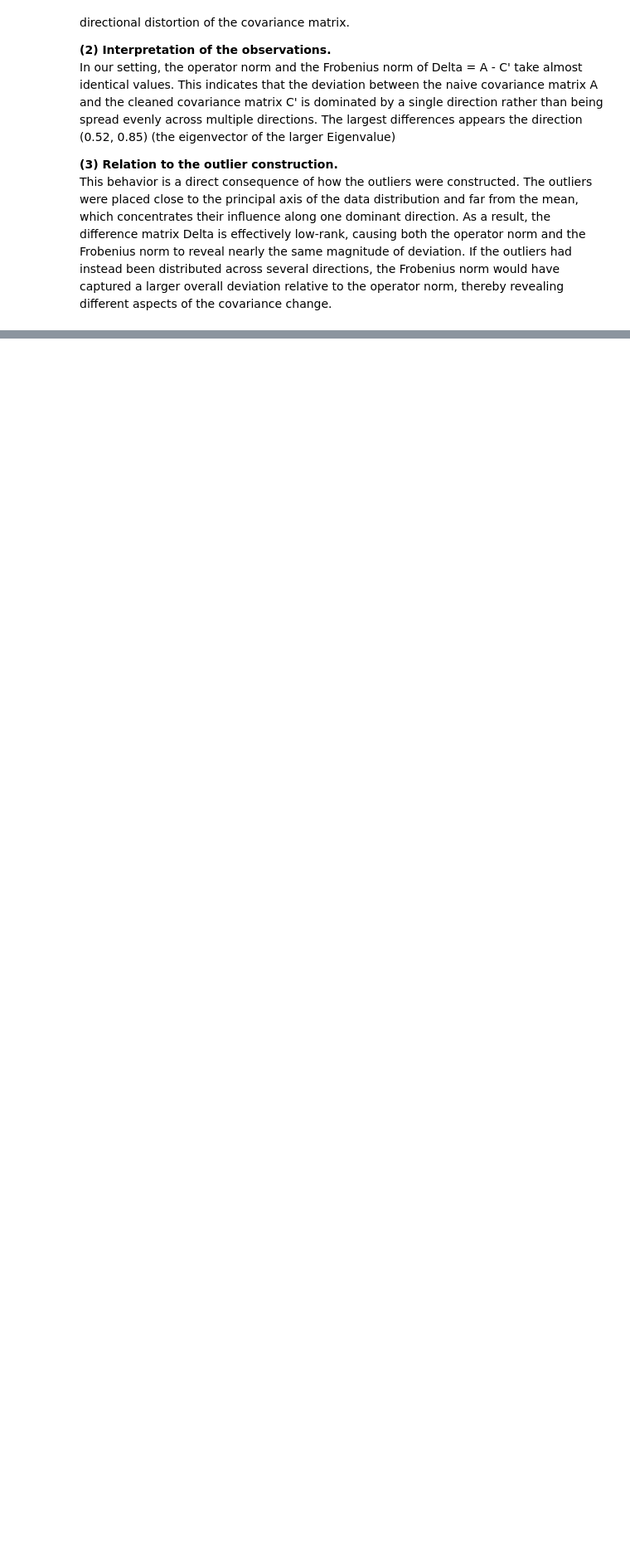
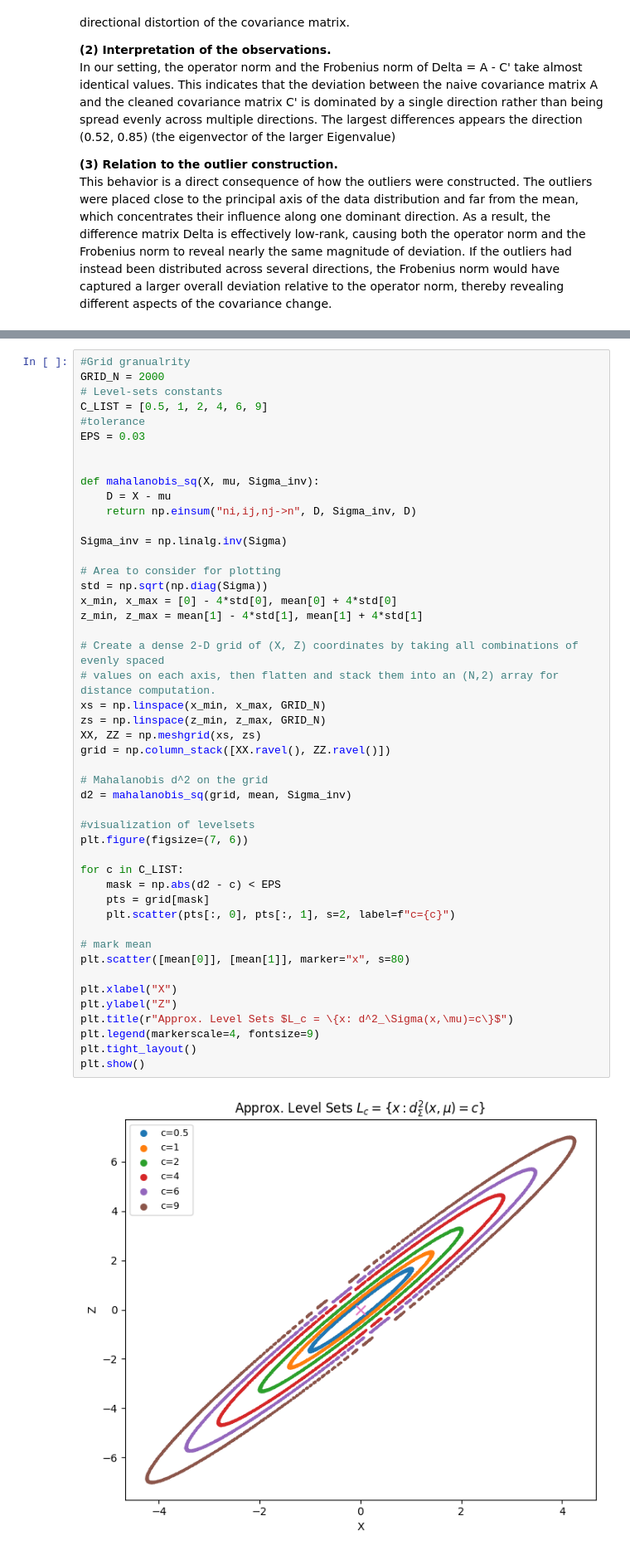
Before and after one commit to pbahde2/UL-Exercise-Sheet-8, a Jupyter notebook: ul_task8.ipynb, the cells around one changed output, grey strips where cells are left out. Shown at 83% size. Saved outputs shown, nothing was run; the diff lists cells and outputs as text; blank space fills up the shorter version.

```diff
--- a/ul_task8.ipynb
+++ b/ul_task8.ipynb
@@ -326,0 +333,49 @@ This behavior is a direct consequence of how the outliers were constructed. The
+# %%
+#Grid granualrity
+GRID_N = 2000
+# Level-sets constants
+C_LIST = [0.5, 1, 2, 4, 6, 9]
+#tolerance
+EPS = 0.03
+
+
+def mahalanobis_sq(X, mu, Sigma_inv):
+    D = X - mu
+    return np.einsum("ni,ij,nj->n", D, Sigma_inv, D)
+
+Sigma_inv = np.linalg.inv(Sigma)
+
+# Area to consider for plotting
+std = np.sqrt(np.diag(Sigma))
+x_min, x_max = [0] - 4*std[0], mean[0] + 4*std[0]
+z_min, z_max = mean[1] - 4*std[1], mean[1] + 4*std[1]
+
+# Create a dense 2-D grid of (X, Z) coordinates by taking all combinations of evenly spaced
+# values on each axis, then flatten and stack them into an (N,2) array for distance computation.
+xs = np.linspace(x_min, x_max, GRID_N)
+zs = np.linspace(z_min, z_max, GRID_N)
+XX, ZZ = np.meshgrid(xs, zs)
+grid = np.column_stack([XX.ravel(), ZZ.ravel()])
+
+# Mahalanobis d^2 on the grid
+d2 = mahalanobis_sq(grid, mean, Sigma_inv)
+
+#visualization of levelsets
+plt.figure(figsize=(7, 6))
+
+for c in C_LIST:
+    mask = np.abs(d2 - c) < EPS
+    pts = grid[mask]
+    plt.scatter(pts[:, 0], pts[:, 1], s=2, label=f"c={c}")
+
+# mark mean
+plt.scatter([mean[0]], [mean[1]], marker="x", s=80)
+
+plt.xlabel("X")
+plt.ylabel("Z")
+plt.title(r"Approx. Level Sets $L_c = \{x: d^2_\Sigma(x,\mu)=c\}$")
+plt.legend(markerscale=4, fontsize=9)
+plt.tight_layout()
+plt.show()
+# %% [output]
+[figure, added]
```
Also changed, not shown: parts of 8 cells of this notebook.
